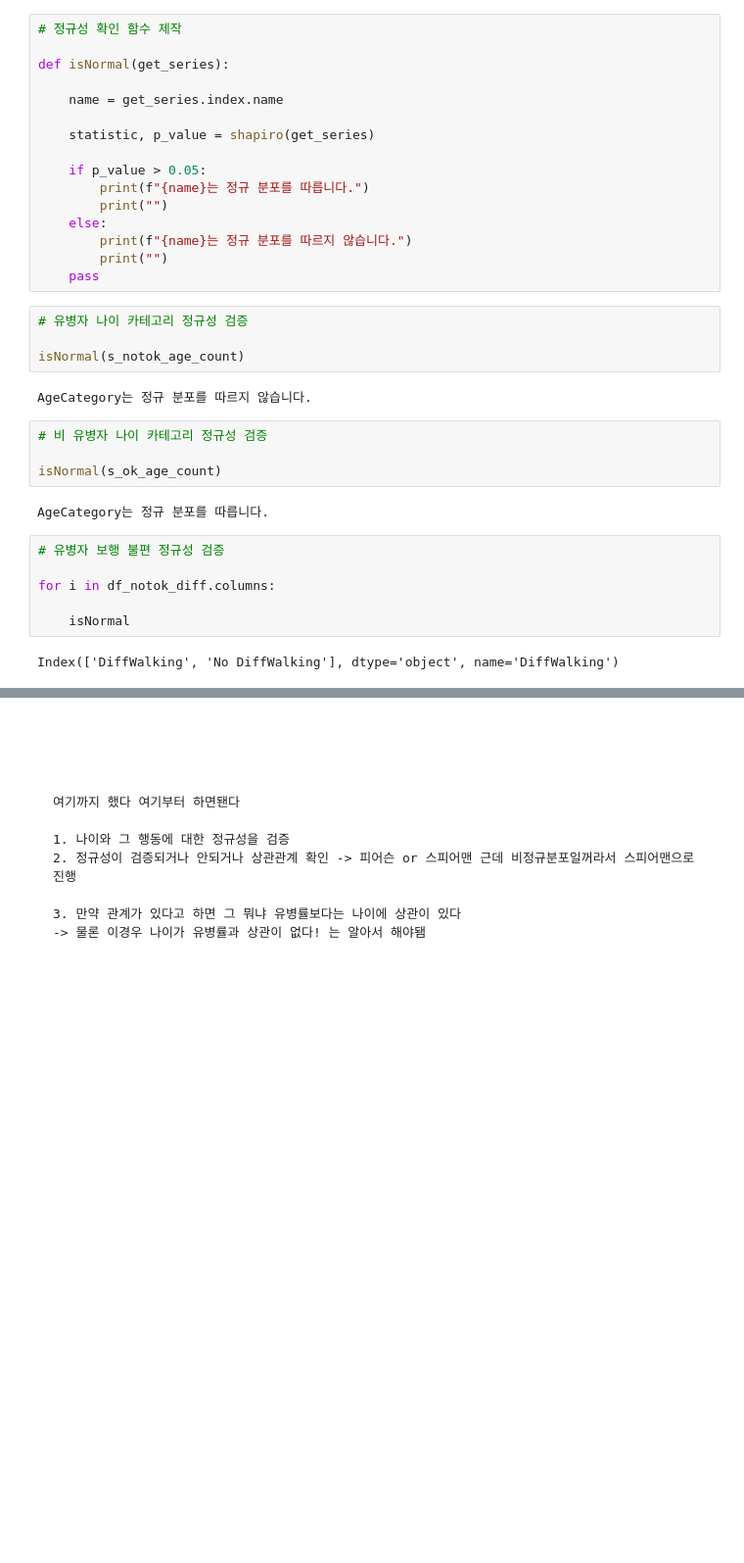
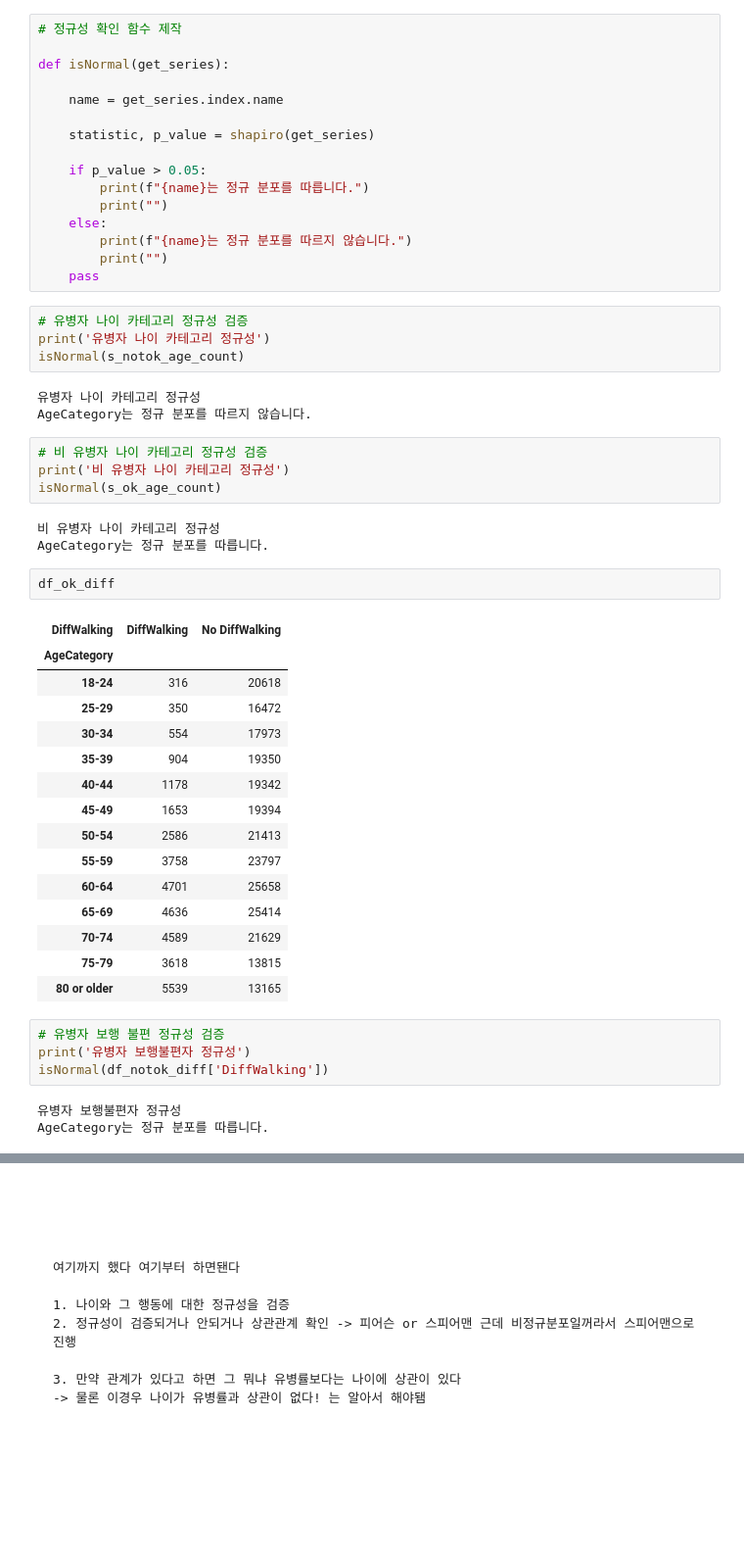
Before and after one commit to nohjuhyeon/healthcare_team, a Jupyter notebook: docs/yohan/Analysis/helth_analysis.ipynb, the cells around one changed output, grey strips where cells are left out. Shown at 98% size. Cells and saved outputs as stored; diff of their text form; blank space fills up the shorter version.

```diff
--- a/docs/yohan/Analysis/helth_analysis.ipynb
+++ b/docs/yohan/Analysis/helth_analysis.ipynb
@@ -506,21 +513,40 @@ def isNormal(get_series):
     pass
 # %%
 # 유병자 나이 카테고리 정규성 검증
-
+print('유병자 나이 카테고리 정규성')
 isNormal(s_notok_age_count)
 # %% [output]
+유병자 나이 카테고리 정규성
 AgeCategory는 정규 분포를 따르지 않습니다.
 # %%
 # 비 유병자 나이 카테고리 정규성 검증
-
+print('비 유병자 나이 카테고리 정규성')
 isNormal(s_ok_age_count)
 # %% [output]
+비 유병자 나이 카테고리 정규성
 AgeCategory는 정규 분포를 따릅니다.
+# %%
+df_ok_diff
+# %% [output]
+| DiffWalking | DiffWalking | No DiffWalking |
+| AgeCategory |  |  |
+| 18-24 | 316 | 20618 |
+| 25-29 | 350 | 16472 |
+| 30-34 | 554 | 17973 |
+| 35-39 | 904 | 19350 |
+| 40-44 | 1178 | 19342 |
+| 45-49 | 1653 | 19394 |
+| 50-54 | 2586 | 21413 |
+| 55-59 | 3758 | 23797 |
+| 60-64 | 4701 | 25658 |
+| 65-69 | 4636 | 25414 |
+| 70-74 | 4589 | 21629 |
+| 75-79 | 3618 | 13815 |
+| 80 or older | 5539 | 13165 |
 # %%
 # 유병자 보행 불편 정규성 검증
-
-for i in df_notok_diff.columns:
-
-    isNormal
+print('유병자 보행불편자 정규성')
+isNormal(df_notok_diff['DiffWalking'])
 # %% [output]
-Index(['DiffWalking', 'No DiffWalking'], dtype='object', name='DiffWalking')
+유병자 보행불편자 정규성
+AgeCategory는 정규 분포를 따릅니다.
```
Also changed, not shown: parts of 16 cells of this notebook.
